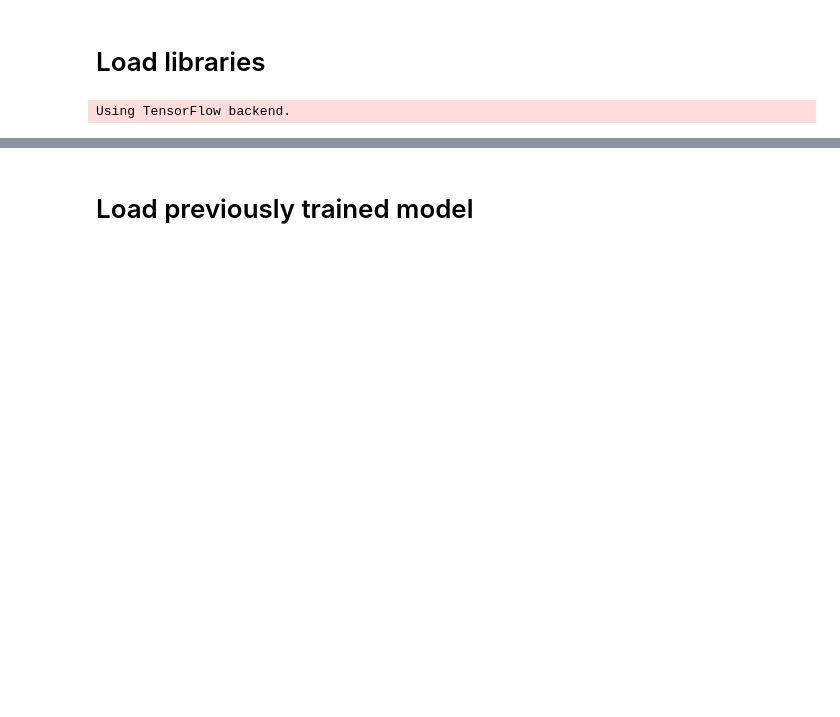
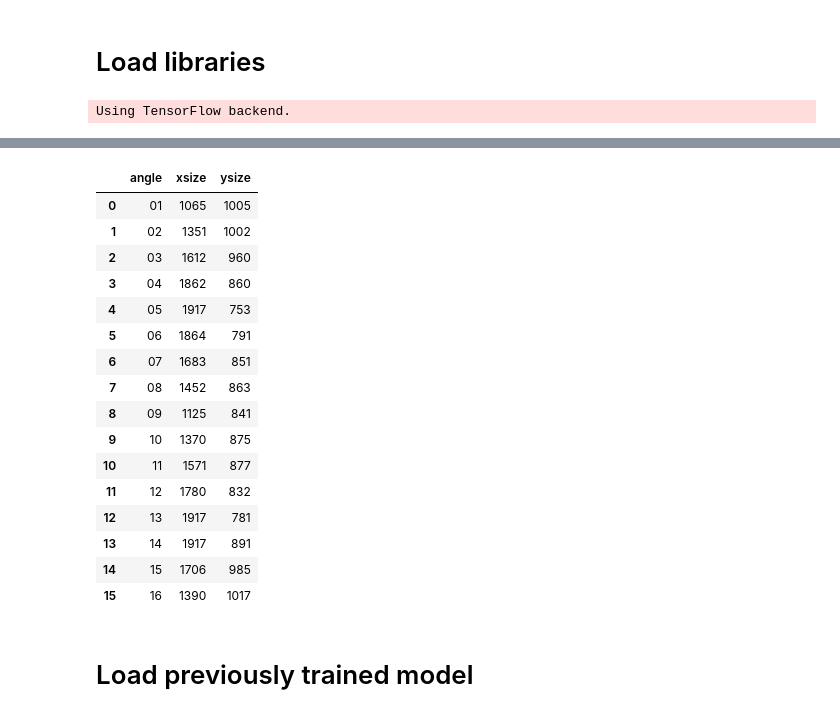
Before and after one commit to sainathadapa/kaggle-carvana-image-masking-challenge, a Jupyter notebook: 13-bboxes-revisit.ipynb, the cells around one changed output, grey strips where cells are left out. Saved outputs shown, nothing was run; the diff lists cells and outputs as text; code cells hidden in the pictures; blank space fills up the shorter version.

```diff
--- a/13-bboxes-revisit.ipynb
+++ b/13-bboxes-revisit.ipynb
@@ -26,0 +75,8 @@ ids_list = [x.split('.')[0] for x in listdir('data/train')]
+# %%
+df.columns=['xmin', 'xmax', 'ymin', 'ymax']
+# %%
+df['id'] = df.index
+# %%
+import re
+angle_data = [re.search(r'[0-9]+$', x).group(0) for x in df.id.values]
+df = df.assign(angle = angle_data)
@@ -27,3 +95,25 @@ ids_list = [x.split('.')[0] for x in listdir('data/train')]
+# %%
+# Max widths and heights by angle
+max_sizes = df.groupby('angle')['xsize', 'ysize'].max().reset_index()
+max_sizes
+# %% [output]
+|  | angle | xsize | ysize |
+| 0 | 01 | 1065 | 1005 |
+| 1 | 02 | 1351 | 1002 |
+| 2 | 03 | 1612 | 960 |
+| 3 | 04 | 1862 | 860 |
+| 4 | 05 | 1917 | 753 |
+| 5 | 06 | 1864 | 791 |
+| 6 | 07 | 1683 | 851 |
+| 7 | 08 | 1452 | 863 |
+| 8 | 09 | 1125 | 841 |
+| 9 | 10 | 1370 | 875 |
+| 10 | 11 | 1571 | 877 |
+| 11 | 12 | 1780 | 832 |
+| 12 | 13 | 1917 | 781 |
+| 13 | 14 | 1917 | 891 |
+| 14 | 15 | 1706 | 985 |
+| 15 | 16 | 1390 | 1017 |
 # %% [markdown]
 # Load previously trained model
 # %%
```
Also changed, not shown: parts of 40 cells of this notebook, 1 other file.
